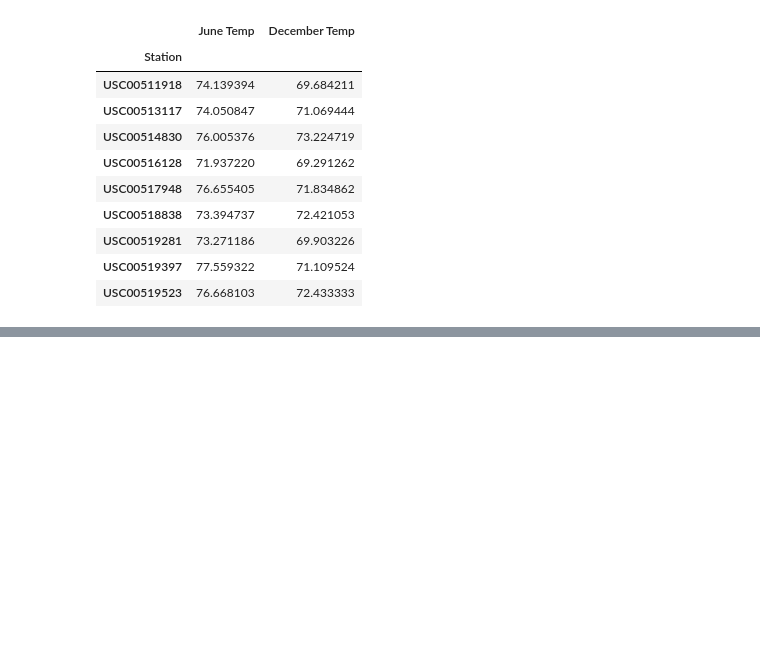
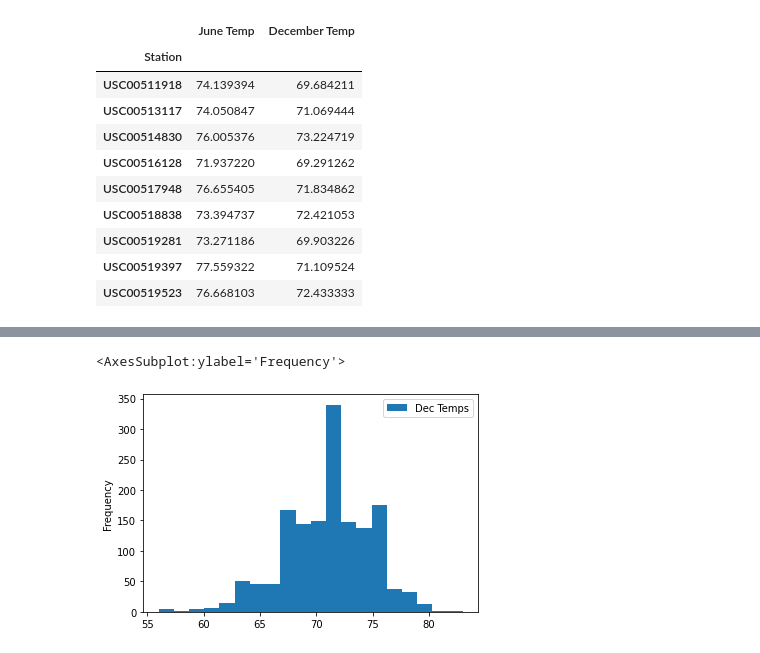
Before and after one commit to RobC30/surfs_up, a Jupyter notebook: SurfsUp_Challenge.ipynb, the cells around one changed output, grey strips where cells are left out. Drawn from its saved outputs; the diff is of its cells as text; code cells hidden in the pictures; blank space fills up the shorter version.

```diff
--- a/SurfsUp_Challenge.ipynb
+++ b/SurfsUp_Challenge.ipynb
@@ -158,0 +164,5 @@ jts_dts_names
+# %%
+dec_df.plot.hist(bins=20)
+# %% [output]
+<AxesSubplot:ylabel='Frequency'>
+[figure, added]
```
Also changed, not shown: parts of 1 cell of this notebook, 1 other file.
